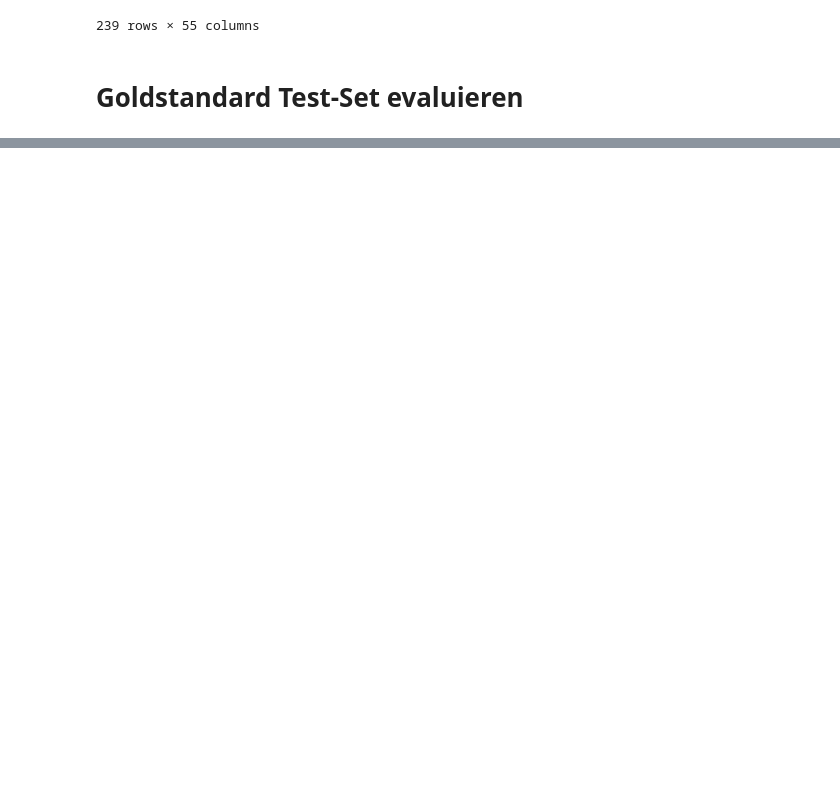
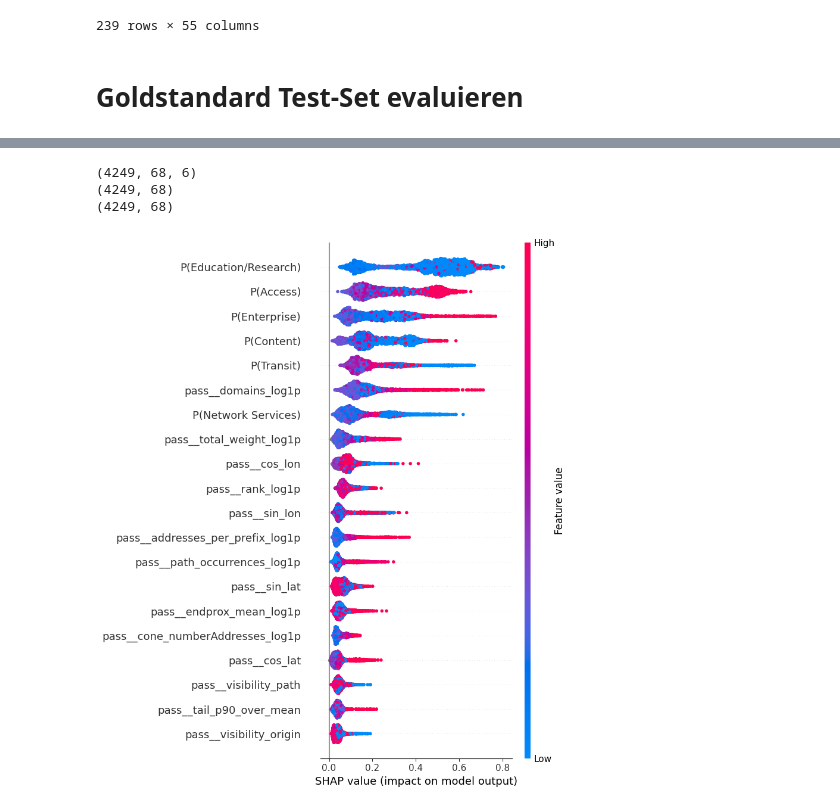
Before and after one commit to JohannesHartUniKassel/asn-classifier, a Jupyter notebook: notebooks/classificator/the_classifikator copy 2.ipynb, the cells around one changed output, grey strips where cells are left out. Drawn from its saved outputs; the diff is of its cells as text; code cells hidden in the pictures; blank space fills up the shorter version.

```diff
--- a/notebooks/classificator/the_classifikator copy 2.ipynb
+++ b/notebooks/classificator/the_classifikator copy 2.ipynb
@@ -2236,0 +2238,26 @@ for class_k in range(num_classes):
+# %%
+import numpy as np
+import shap
+
+explainer = shap.TreeExplainer(xgb)
+shap_values = explainer.shap_values(X_ef_te_df)  # shap_values.shape = (4249, 72, 10)
+
+print(shap_values.shape)          # (4249, 72, 10)
+print(X_ef_te_df.shape)           # (4249, 72)
+
+# 1) Betrag nehmen und über die Klassen mitteln: (n_samples, n_features)
+shap_values_global = np.mean(np.abs(shap_values), axis=2)   # -> (4249, 72)
+
+print(shap_values_global.shape)   # (4249, 72)
+
+# 2) Summary Plot
+shap.summary_plot(
+    shap_values_global,
+    X_ef_te_df,
+    feature_names=X_ef_te_df.columns
+)
+# %% [output]
+(4249, 68, 6)
+(4249, 68)
+(4249, 68)
+[figure, added]
```
Also changed, not shown: parts of 10 cells of this notebook, 4 other files.
